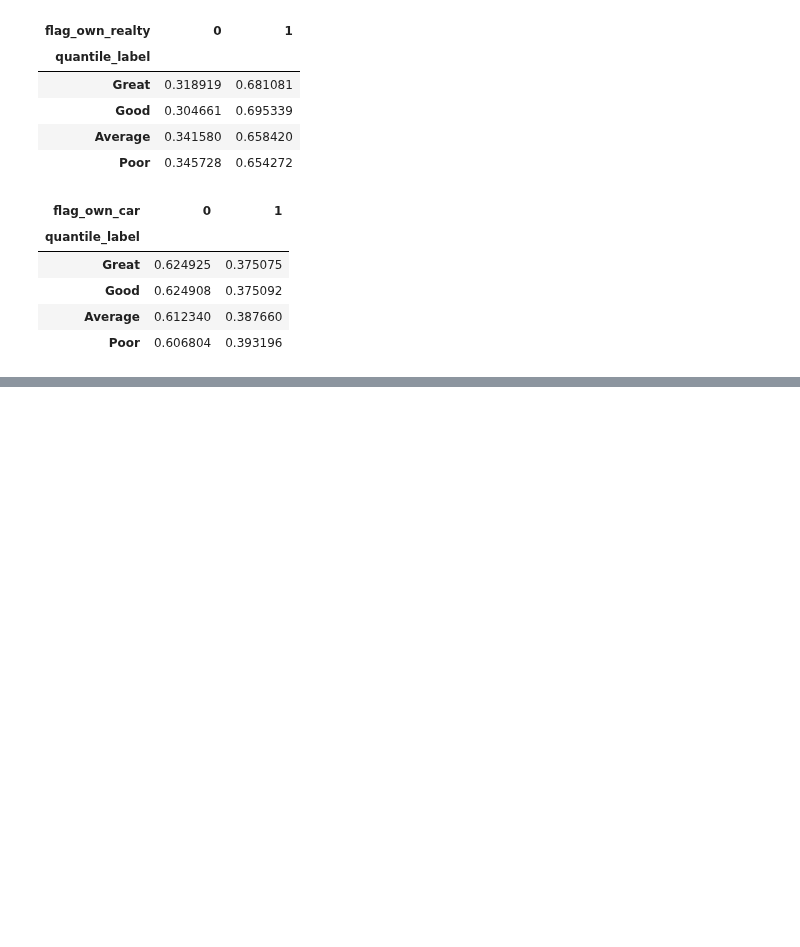
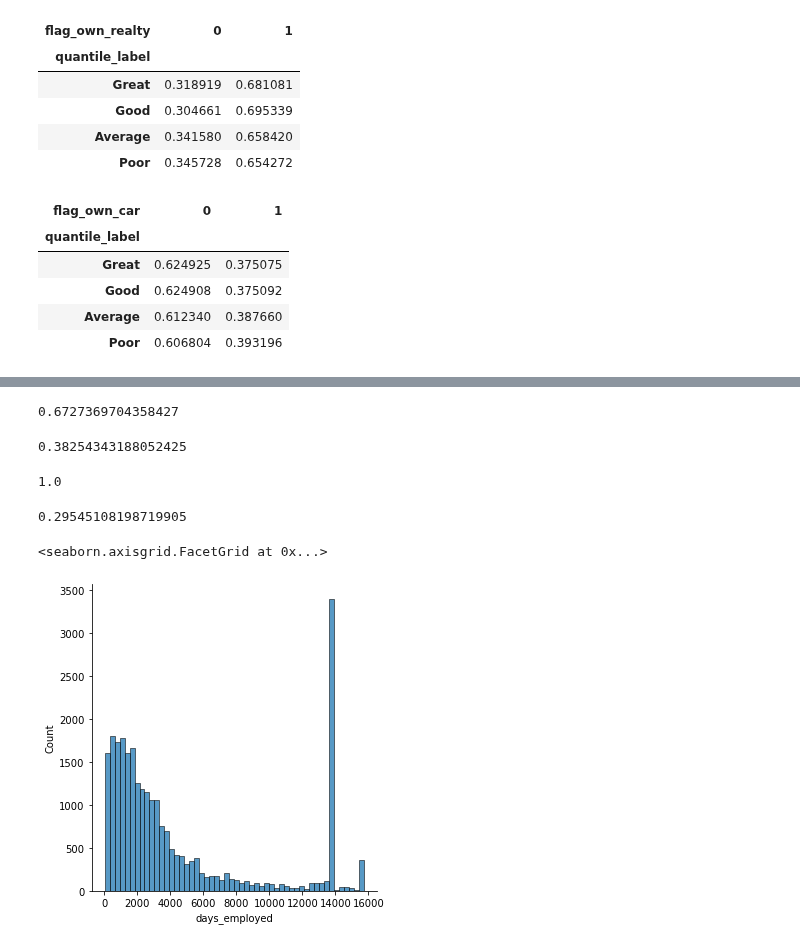
Before and after one commit to credit-risk-management-predictor/credit-risk-management-predictor, a Jupyter notebook: matt_explore2.ipynb, the cells around one changed output, grey strips where cells are left out. Drawn from its saved outputs; the diff is of its cells as text; code cells hidden in the pictures; blank space fills up the shorter version.

```diff
--- a/matt_explore2.ipynb
+++ b/matt_explore2.ipynb
@@ -201,0 +211,21 @@ pd.crosstab(train.quantile_label, train.flag_own_car).apply(lambda r: r/r.sum(),
+# %%
+train.flag_own_realty.mean()
+# %% [output]
+0.6727369704358427
+# %%
+train.flag_own_car.mean()
+# %% [output]
+0.38254343188052425
+# %%
+train.flag_mobil.mean()
+# %% [output]
+1.0
+# %%
+train.flag_phone.mean()
+# %% [output]
+0.29545108198719905
+# %%
+sns.displot(train, x="days_employed")
+# %% [output]
+<seaborn.axisgrid.FacetGrid at 0x...>
+[figure, added]
```
Also changed, not shown: parts of 21 cells of this notebook.
